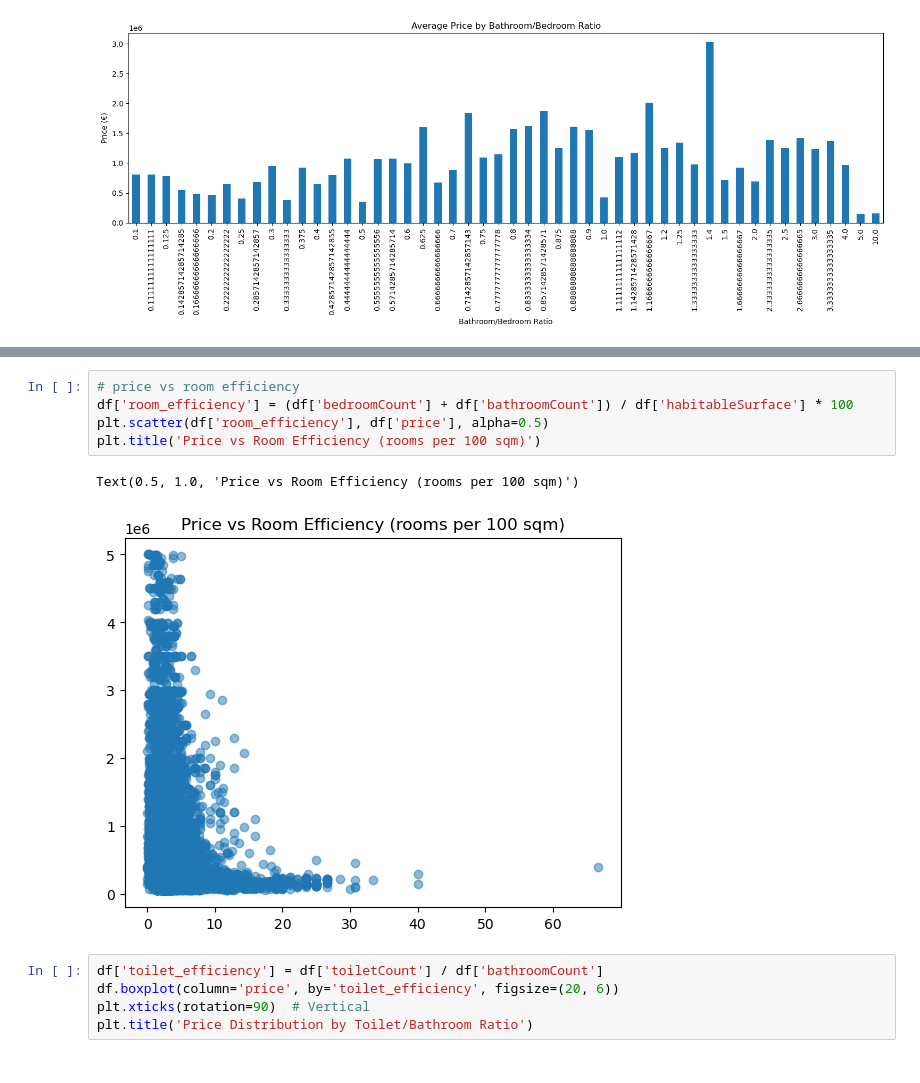
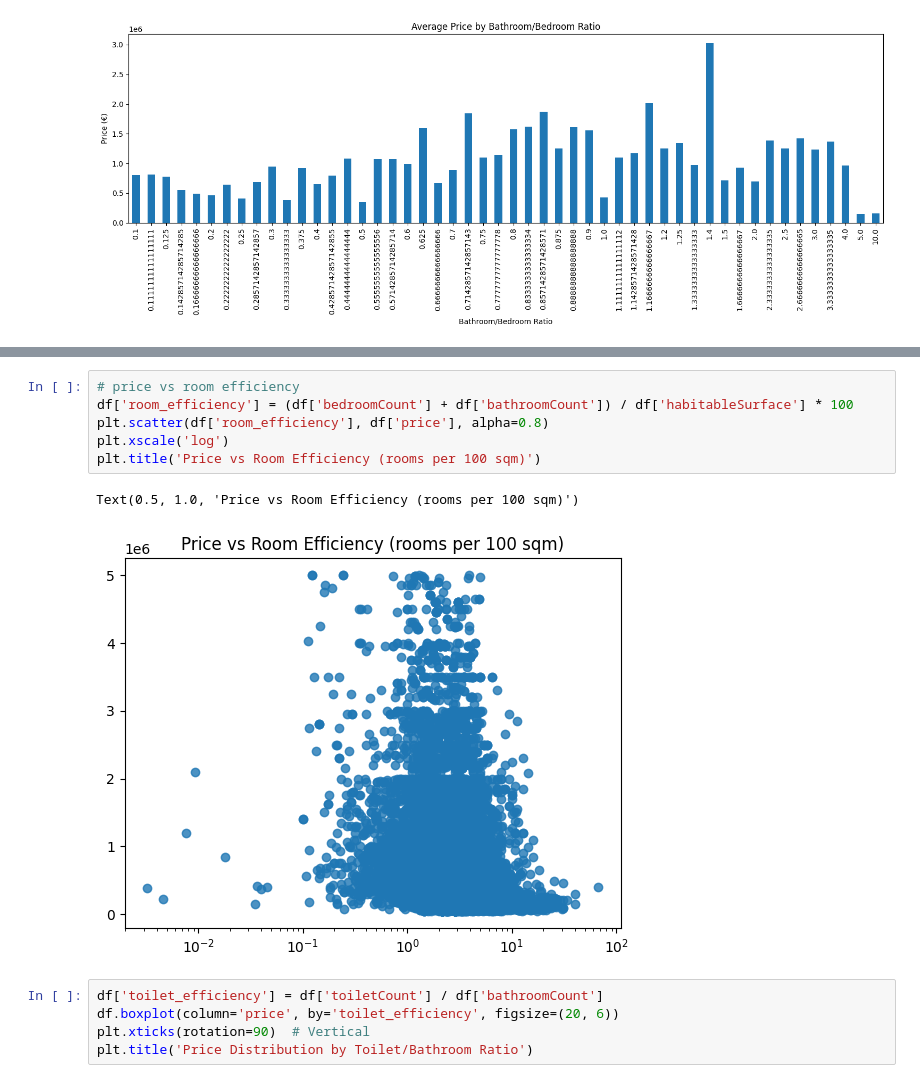
Before and after one commit to hermstefanny/immo-eliza-analysis, a Jupyter notebook: First_data_graph.ipynb, the cells around one changed output, grey strips where cells are left out. Drawn from its saved outputs; the diff is of its cells as text.

```diff
--- a/First_data_graph.ipynb
+++ b/First_data_graph.ipynb
@@ -99,11 +144,12 @@ Text(0.5, 1.0, 'Median Property Prices by Province')
 # %%
 # price vs room efficiency
 df['room_efficiency'] = (df['bedroomCount'] + df['bathroomCount']) / df['habitableSurface'] * 100
-plt.scatter(df['room_efficiency'], df['price'], alpha=0.5)
+plt.scatter(df['room_efficiency'], df['price'], alpha=0.8)
+plt.xscale('log')
 plt.title('Price vs Room Efficiency (rooms per 100 sqm)')
 # %% [output]
 Text(0.5, 1.0, 'Price vs Room Efficiency (rooms per 100 sqm)')
-[figure, old version]
+[figure, new version]
 # %%
 df['toilet_efficiency'] = df['toiletCount'] / df['bathroomCount']
 df.boxplot(column='price', by='toilet_efficiency', figsize=(20, 6))
```
Also changed, not shown: parts of 8 cells of this notebook, 3 other files.
